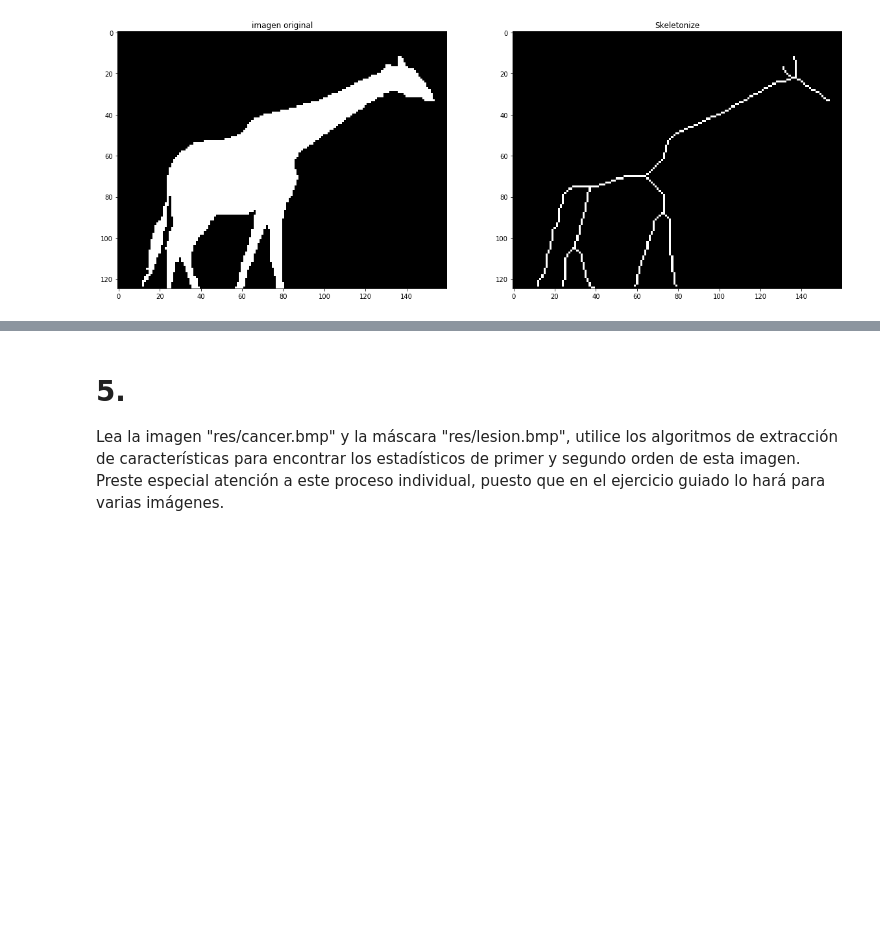
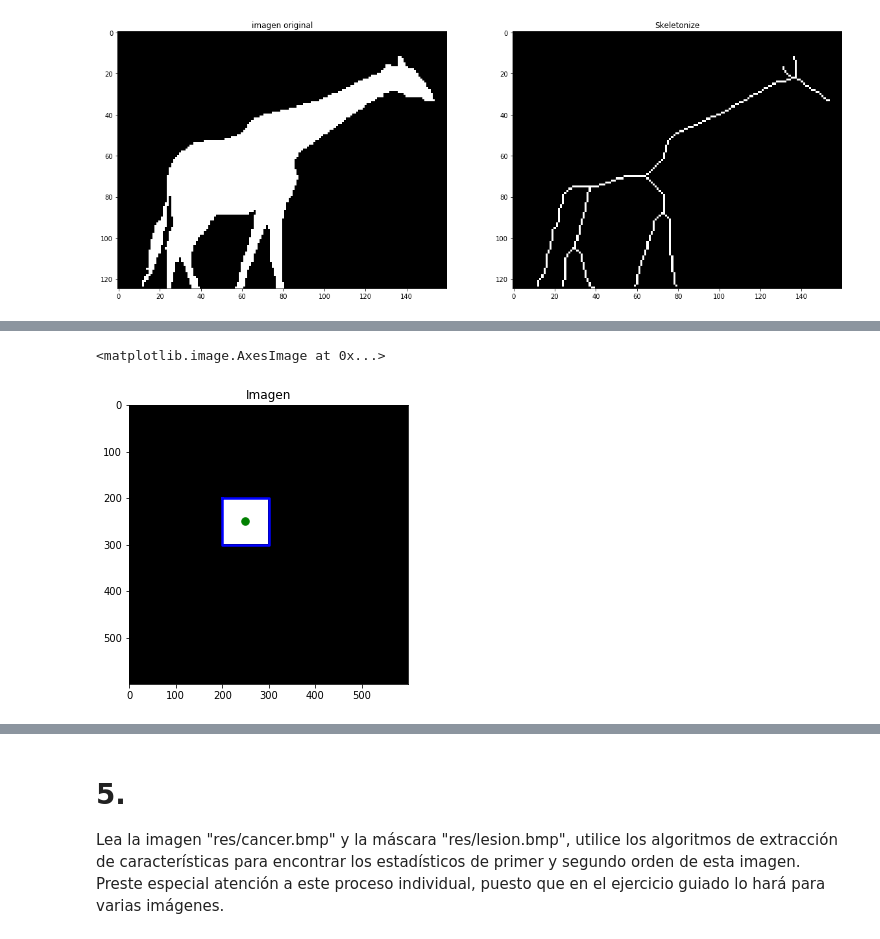
Before and after one commit to edcalderon/visionartifical, a Jupyter notebook: Practica 5 morfo excarac/Practica 5 Morfología y Extracción.ipynb, the cells around one changed output, grey strips where cells are left out. Saved outputs shown, nothing was run; the diff lists cells and outputs as text; code cells hidden in the pictures; blank space fills up the shorter version.

Commit message:
4 punto

```diff
--- a/Practica 5 morfo excarac/Practica 5 Morfología y Extracción.ipynb
+++ b/Practica 5 morfo excarac/Practica 5 Morfología y Extracción.ipynb
@@ -282,0 +358,32 @@ Una vez tenga la imagen anterior, realice los siguientes pasos (Debe realizar UN
+# %%
+#3
+#Crear matriz de zeros de 600x600
+image = np.zeros((600, 600))
+
+#Crear un cuadrado con start en 200, 200 y 100 pixeles de lado.
+start = (200,200)
+extent = (100,100)
+rr, cc = rectangle(start, extent=extent, shape=image.shape)
+
+#Dar el valor 1 a la imagen en el par ordenado generado por el cuadrado.
+image[rr, cc] = 1
+
+#Etiquetar la imagen y obtener las propiedades de las etiquetas
+label_img = label(image)
+props = regionprops(label_img)
+
+#Utilizar la función bbox para buscar los 4 puntos que conforman el rectángulo más pequeño
+#que puede contener la región etiquetada
+minr, minc, maxr, maxc = props[0].bbox
+bx = (minc, maxc, maxc, minc, minc)
+by = (minr, minr, maxr, maxr, minr)
+
+#Mostrar la región que corresponde al rectángulo que encierra la región etiquetada
+fig, ax = plt.subplots(1,1, figsize=(5, 6))
+ax.set_title('Imagen')
+ax.plot(x0, y0, '.g', markersize=15)
+ax.plot(bx, by, '-b', linewidth=2.5)
+ax.imshow(label_img, cmap='gray', vmin=0, vmax=1)
+# %% [output]
+<matplotlib.image.AxesImage at 0x...>
+[figure, added]
```
Also changed, not shown: parts of 7 cells of this notebook.
